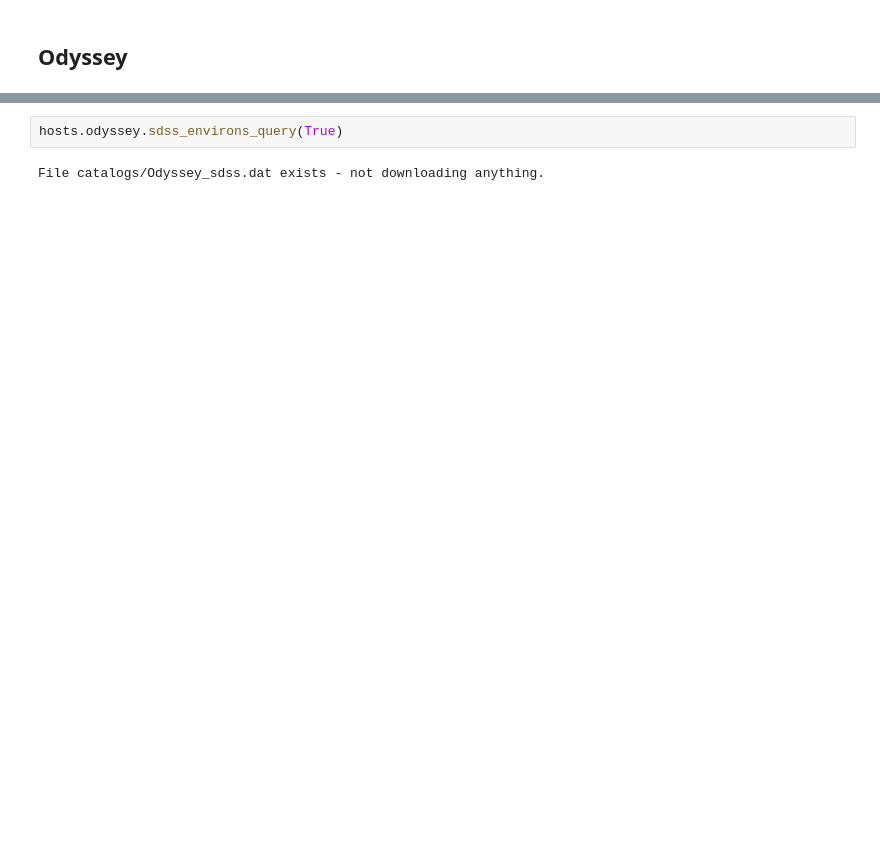
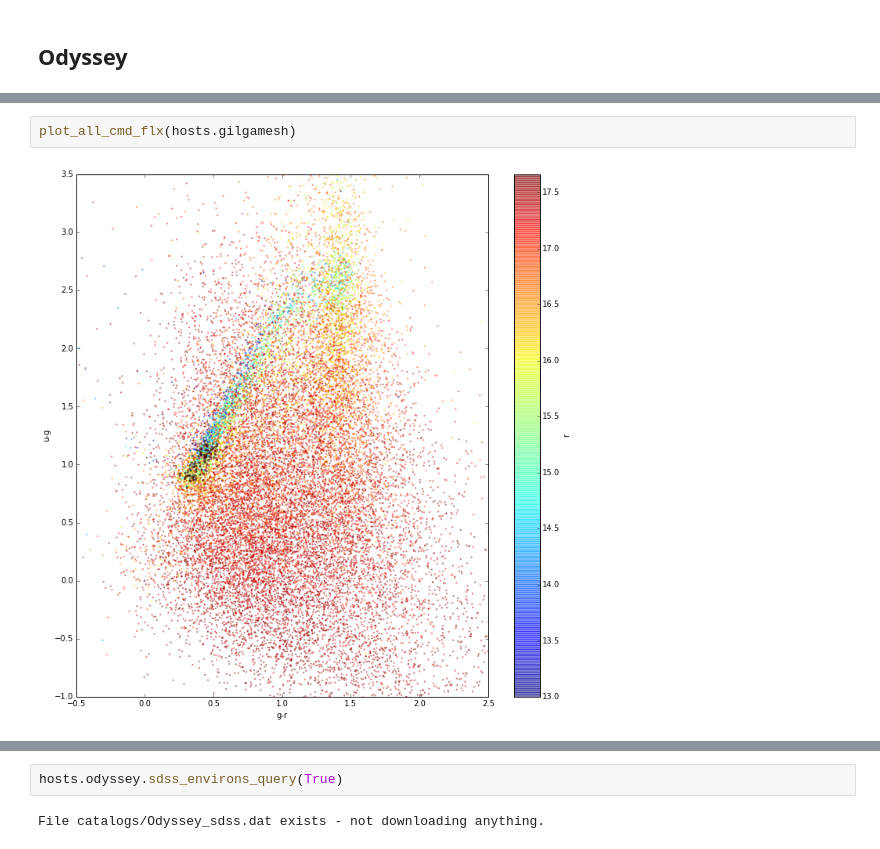
Before and after one commit to sagasurvey/erik, a Jupyter notebook: ipython_notebooks/2014May-MMTHecto.ipynb, the cells around one changed output, grey strips where cells are left out. Saved outputs shown, nothing was run; the diff lists cells and outputs as text; blank space fills up the shorter version.

```diff
--- a/ipython_notebooks/2014May-MMTHecto.ipynb
+++ b/ipython_notebooks/2014May-MMTHecto.ipynb
@@ -16,0 +215,4 @@ import targeting
+# %%
+plot_all_cmd_flx(hosts.gilgamesh)
+# %% [output]
+[figure, added]
```
Also changed, not shown: parts of 45 cells of this notebook, 4 other files.
